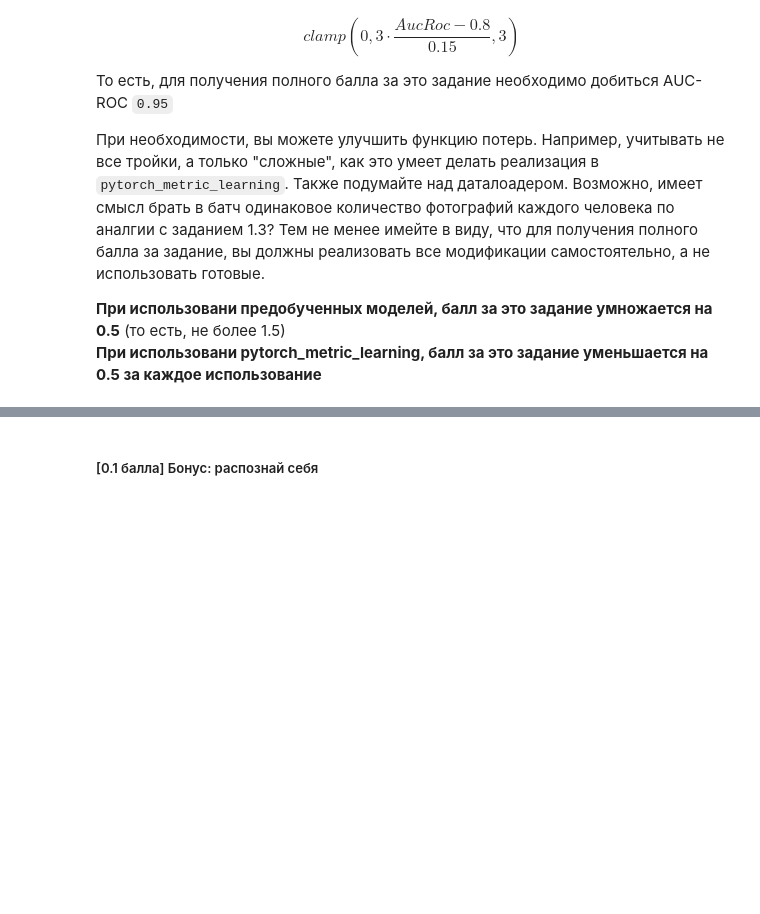
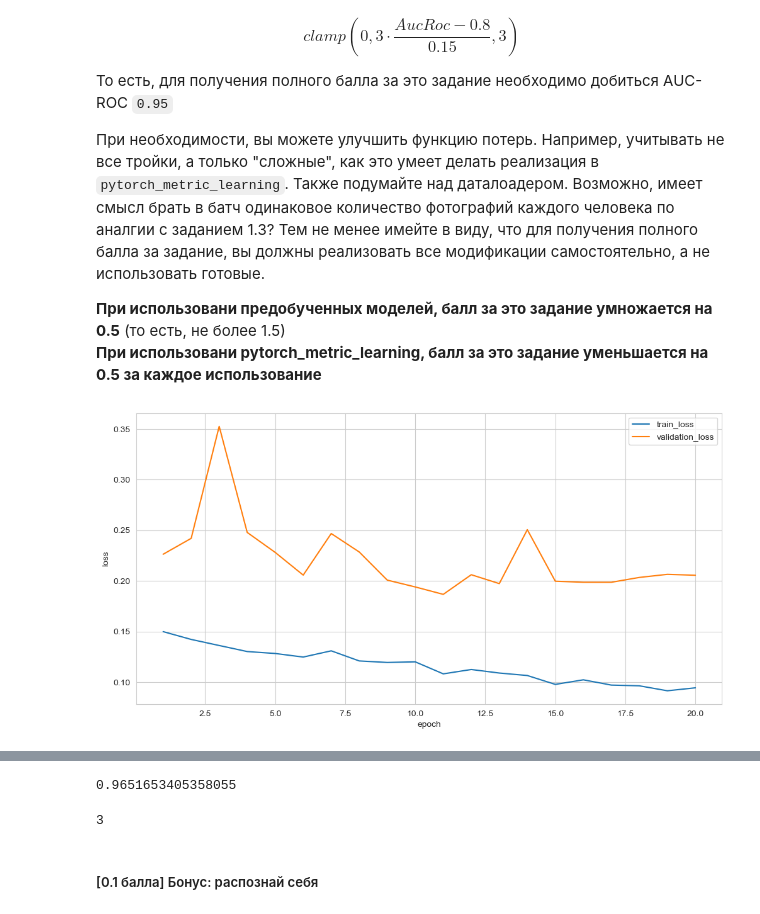
Before and after one commit to Bosbobos/IAD, a Jupyter notebook: DeepLearningBasics/hw02_img/homework_02.ipynb, the cells around one changed output, grey strips where cells are left out. Drawn from its saved outputs; the diff is of its cells as text; code cells hidden in the pictures; blank space fills up the shorter version.

```diff
--- a/DeepLearningBasics/hw02_img/homework_02.ipynb
+++ b/DeepLearningBasics/hw02_img/homework_02.ipynb
@@ -493,0 +579,35 @@ __При использовани pytorch_metric_learning, балл за это
+# %%
+class EvenMoreBalancedBatchSampler(torch.utils.data.Sampler):
+    def __init__(self, labels, samples_per_class, batch_size):
+        self.samples_per_class = samples_per_class
+        self.batch_size = batch_size
+        self.classes_per_batch = batch_size // samples_per_class
+        self.classes = np.unique(labels)
+        self.class_indices = {}
+        for i in self.classes:
+            self.class_indices[i] = where(labels, i)
+        self.num_batches = len(labels) // self.batch_size + 1
+
+        super(EvenMoreBalancedBatchSampler, self).__init__()
+
+    def __iter__(self):
+        classes = np.random.permutation(self.classes)
+        for i in range(self.num_batches):
+            idx = i % len(self.classes)
+            if ((idx + 1) * self.classes_per_batch) > len(self.classes):
+                continue
+            result = []
+            for cls in classes[ idx * self.classes_per_batch : (idx + 1) * self.classes_per_batch ]:
+                result.extend(np.random.choice(self.class_indices[cls], self.samples_per_class, replace=False).tolist())
+
+            np.random.shuffle(result)
+            yield result
+
+    def __len__(self):
+        return self.num_batches
+# %%
+set_random_seed(SEED)
+
+sampler = EvenMoreBalancedBatchSampler(train_ds.targets, 4, 64)
+train_loader = torch.utils.data.DataLoader(train_ds, batch_sampler = sampler)
+test_loader = torch.utils.data.DataLoader(test_ds, batch_size = 64, shuffle = False)
@@ -493,0 +742,10 @@ __При использовани pytorch_metric_learning, балл за это
+# %%
+set_random_seed(SEED)
+
+EPOCHS = 20
+model = EmbeddingNetInAHat(128).to(device)
+optimizer = torch.optim.AdamW(model.parameters(), lr=1e-3, weight_decay=1e-4)
+scheduler = torch.optim.lr_scheduler.CosineAnnealingLR(optimizer, EPOCHS)
+train(model, optimizer, criterion, train_loader, test_loader, EPOCHS, scheduler)
+# %% [output]
+[figure, added]
@@ -499,7 +758,7 @@ def get_auc_roc(your_model):
     preds = []
     targets = []
     your_model.eval()
-    for images1, images2, labels in tqdm.tqdm(test_pairs_loader):
+    for images1, images2, labels in tqdm(test_pairs_loader):
         with torch.no_grad():
             emb1 = your_model(images1.to(device))
             emb2 = your_model(images2.to(device))
@@ -507,11 +766,16 @@ def get_auc_roc(your_model):
             dist = ((emb1 - emb2) ** 2).sum(dim = 1)
         preds.extend(dist.detach().cpu().tolist())
         targets.extend(labels.detach().cpu().tolist())
-    preds = numpy.array(preds)
-    targets = numpy.array(targets)
+    preds = np.array(preds)
+    targets = np.array(targets)
     return sklearn.metrics.roc_auc_score(targets, preds)
 
-get_score(get_auc_roc(model))
+auc_roc = get_auc_roc(model)
+print(auc_roc)
+get_score(auc_roc)
+# %% [output]
+0.9651653405358055
+3
 # %% [markdown]
 ##### [0.1 балла] Бонус: распознай себя
 # %% [markdown]
```
Also changed, not shown: parts of 23 cells of this notebook, 1 other file.
